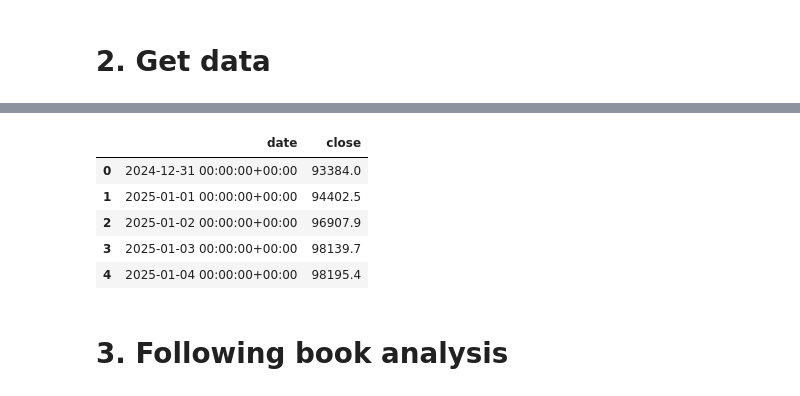
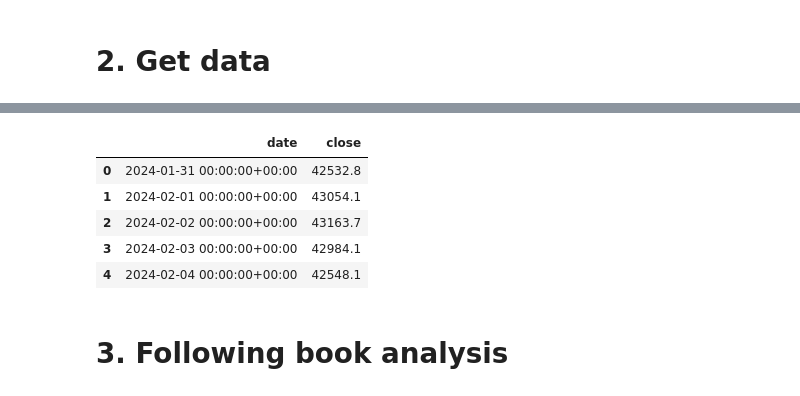
Before and after one commit to FerCorcuera/mit-quant-finance, a Jupyter notebook: Portfolio Theory/historic_returns_on_portfolios.ipynb, the cells around one changed output, grey strips where cells are left out. Cells and saved outputs as stored; diff of their text form; code cells hidden in the pictures.

```diff
--- a/Portfolio Theory/historic_returns_on_portfolios.ipynb
+++ b/Portfolio Theory/historic_returns_on_portfolios.ipynb
@@ -69,16 +70,16 @@ Freq: M, Name: Mkt-RF, dtype: float64
 # %%
 # getting BTCUSDC perp data
 
-btcusdcp = download_klines(SYMBOL, "2024-12-31", "2026-11-01")
+btcusdcp = download_klines(SYMBOL, "2024-01-31", "2026-11-01")
 
 display(btcusdcp.head())
 # %% [output]
 |  | date | close |
-| 0 | 2024-12-31 00:00:00+00:00 | 93384.0 |
-| 1 | 2025-01-01 00:00:00+00:00 | 94402.5 |
-| 2 | 2025-01-02 00:00:00+00:00 | 96907.9 |
-| 3 | 2025-01-03 00:00:00+00:00 | 98139.7 |
-| 4 | 2025-01-04 00:00:00+00:00 | 98195.4 |
+| 0 | 2024-01-31 00:00:00+00:00 | 42532.8 |
+| 1 | 2024-02-01 00:00:00+00:00 | 43054.1 |
+| 2 | 2024-02-02 00:00:00+00:00 | 43163.7 |
+| 3 | 2024-02-03 00:00:00+00:00 | 42984.1 |
+| 4 | 2024-02-04 00:00:00+00:00 | 42548.1 |
 # %% [markdown]
 # 3. Following book analysis
 # %% [markdown]
```
Also changed, not shown: parts of 10 cells of this notebook.
